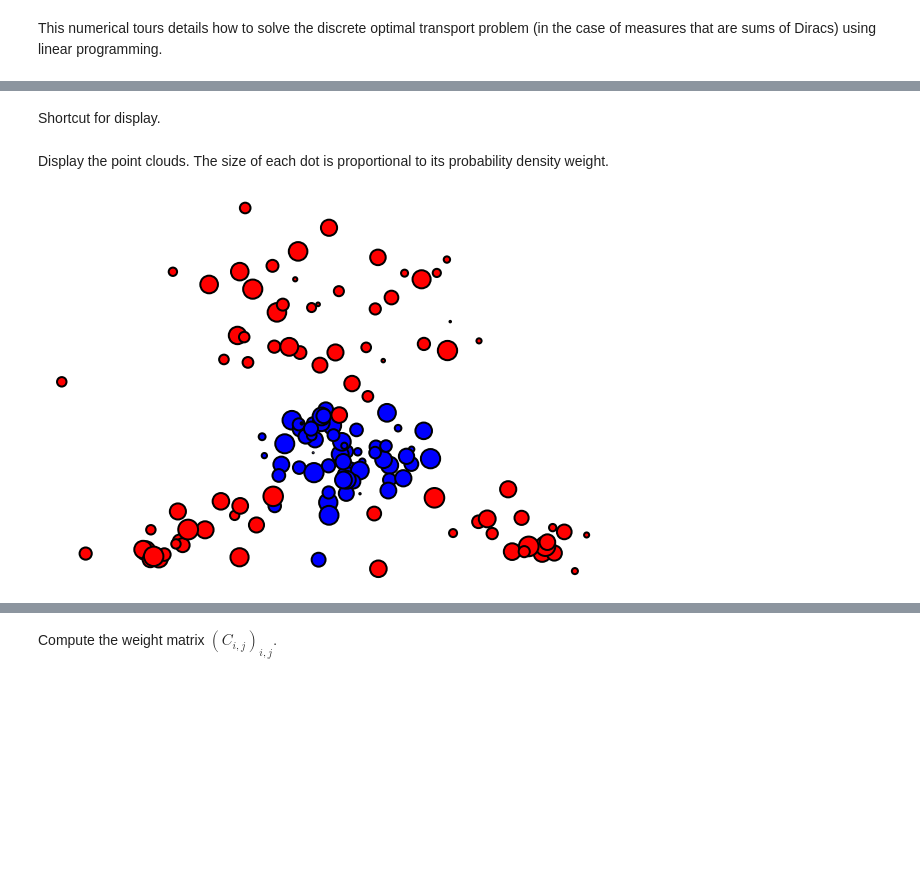
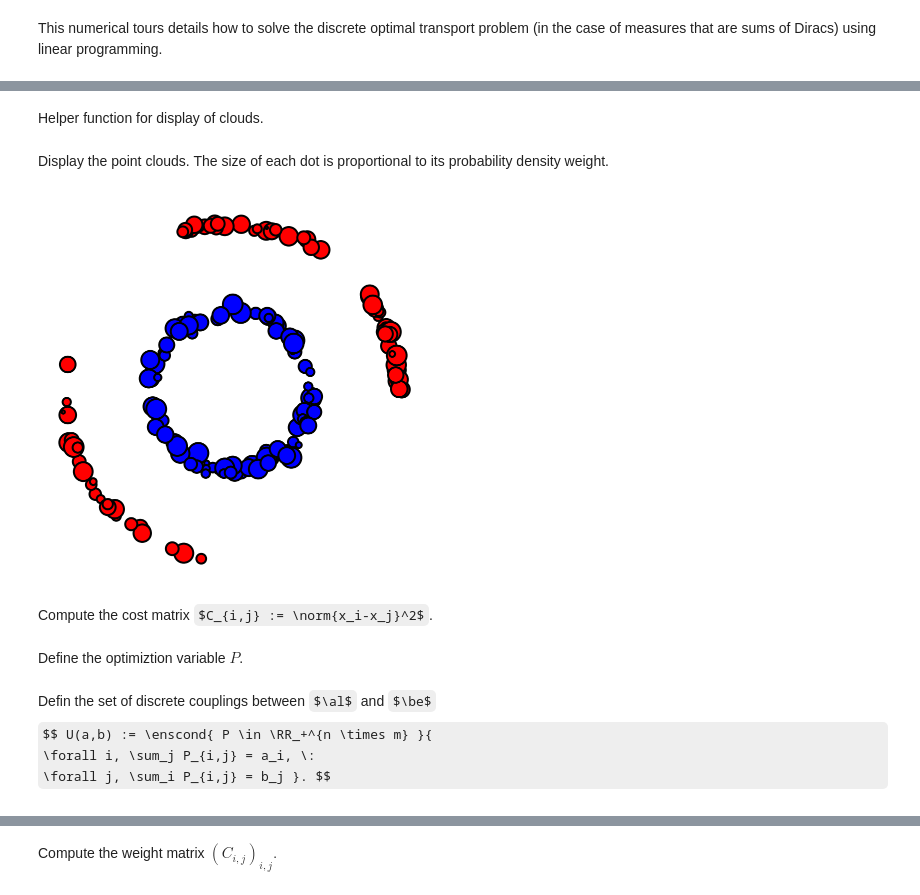
Before and after one commit to ManifoldFR/mva-optimaltransport, a Jupyter notebook: numericaltours/optimaltransp_1_linprog.ipynb, the cells around one changed output, grey strips where cells are left out. Drawn from its saved outputs; the diff is of its cells as text; code cells hidden in the pictures; some formulas as TeX source; blank space fills up the shorter version.

```diff
--- a/numericaltours/optimaltransp_1_linprog.ipynb
+++ b/numericaltours/optimaltransp_1_linprog.ipynb
@@ -175,0 +82,3 @@ Compute a first point cloud $X_0$ that is Gaussian, and a second point cloud $X_
+# %%
+n = 100
+m = 80
@@ -183,0 +93,17 @@ Density weights $p_0, p_1$.
+# %%
+## Custom point cloud data
+
+# Regular small circle
+X = np.random.randn(2,n)*.3
+X /= np.linalg.norm(X, axis=0)
+X *= 0.9
+X += 0.05 * np.random.randn(2, n)
+
+# Mixture for the theta_y
+theta_y = np.hstack([
+    (np.random.rand(int(m / 3)) * 0.3 + 0.3) * np.pi,
+    (np.random.rand(int(m / 3)) * -0.6 + 1.5) * np.pi,
+    np.random.rand(int(m / 3) + 2) * 0.2 * np.pi
+])
+
+Y = np.vstack([np.cos(theta_y), np.sin(theta_y)]) * 1.9 + 0.02 * np.random.randn(2, m)
@@ -184,26 +112,26 @@ Density weights $p_0, p_1$.
 # %%
 normalize = lambda a: a/np.sum(a)
-p0 = normalize(random.rand(n0, 1))
-p1 = normalize(random.rand(n1, 1))
+a = normalize(np.random.rand(n, 1))
+b = normalize(np.random.rand(m, 1))
-# %% [markdown]
-Shortcut for display.
+# %% [markdown]
+Helper function for display of clouds.
 # %%
-def myplot(x, y, ms, col):
-    plt.scatter(x,y, s=ms*20, edgecolors="k", c=col, linewidths=2)
+myplot = lambda x,y,ms,col: plt.scatter(x,y, s=ms*20, edgecolors="k", c=col, linewidths=2)
 # %% [markdown]
 Display the point clouds.
 The size of each dot is proportional to its probability density weight.
 # %%
 plt.figure(figsize = (10,7))
 plt.axis("off")
-
-myplot(*X0, ms=p0*len(p0)*10, col='b')
-
-myplot(*X1, ms=p1*len(p1)*10, col='r')
-
-plt.xlim(np.min(X1[0,:])-.1,np.max(X1[0,:])+.1)
-plt.ylim(np.min(X1[1,:])-.1,np.max(X1[1,:])+.1)
-
+for i in range(len(a)):
+    myplot(X[0,i], X[1,i], a[i]*len(a)*10, 'b')
+for j in range(len(b)):
+    myplot(Y[0,j], Y[1,j], b[j]*len(b)*10, 'r')
+plt.xlim(np.min(Y[0,:])-.1,np.max(Y[0,:])+.1)
+plt.ylim(np.min(Y[1,:])-.1,np.max(Y[1,:])+.1)
+plt.axis('scaled')
 plt.show()
 # %% [output]
-[figure, old version]
+[figure, new version]
+# %% [markdown]
+Compute the cost matrix $C_{i,j} := \norm{x_i-x_j}^2$.
@@ -209,0 +142,2 @@ plt.show()
+# %% [markdown]
+Define the optimiztion variable $P$.
@@ -209,0 +146,5 @@ plt.show()
+# %% [markdown]
+Defin the set of discrete couplings between $\al$ and $\be$
+$$ U(a,b) := \enscond{ P \in \RR_+^{n \times m} }{
+     \forall i, \sum_j P_{i,j} = a_i, \:
+     \forall j, \sum_i P_{i,j} = b_j }. $$
```
Also changed, not shown: parts of 69 cells of this notebook, 5 other files.
